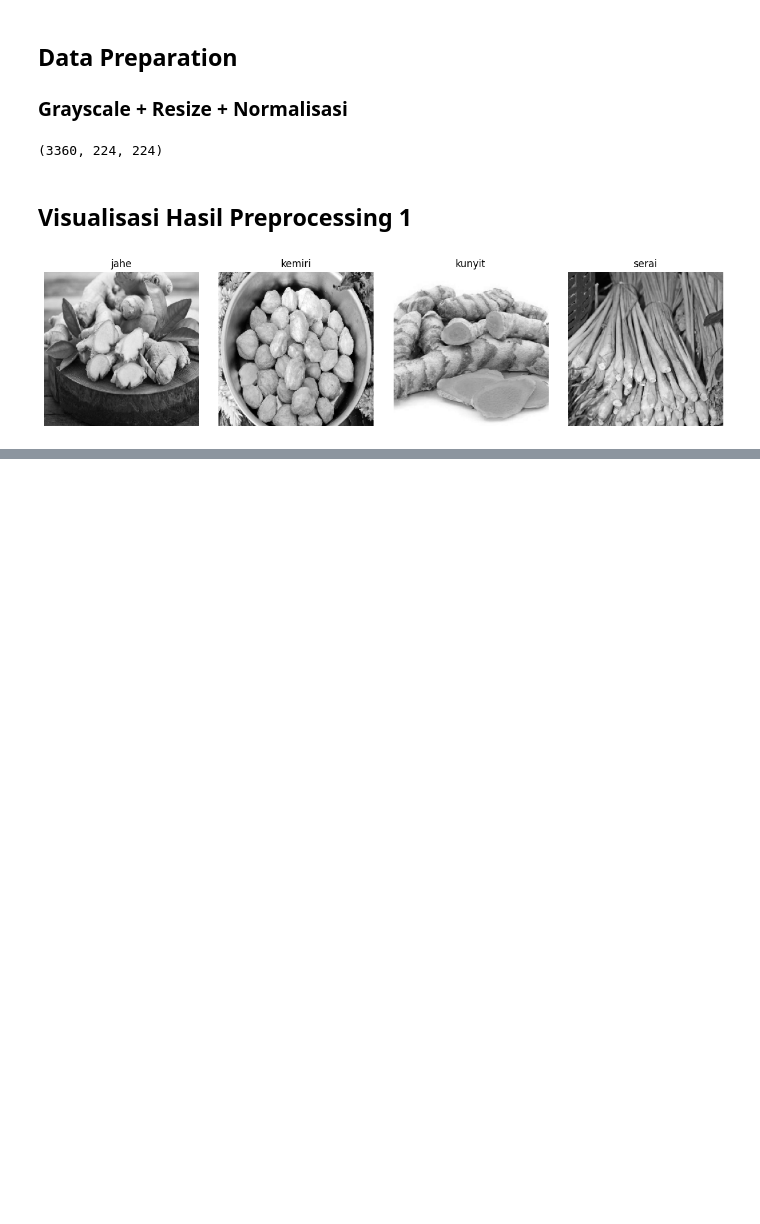
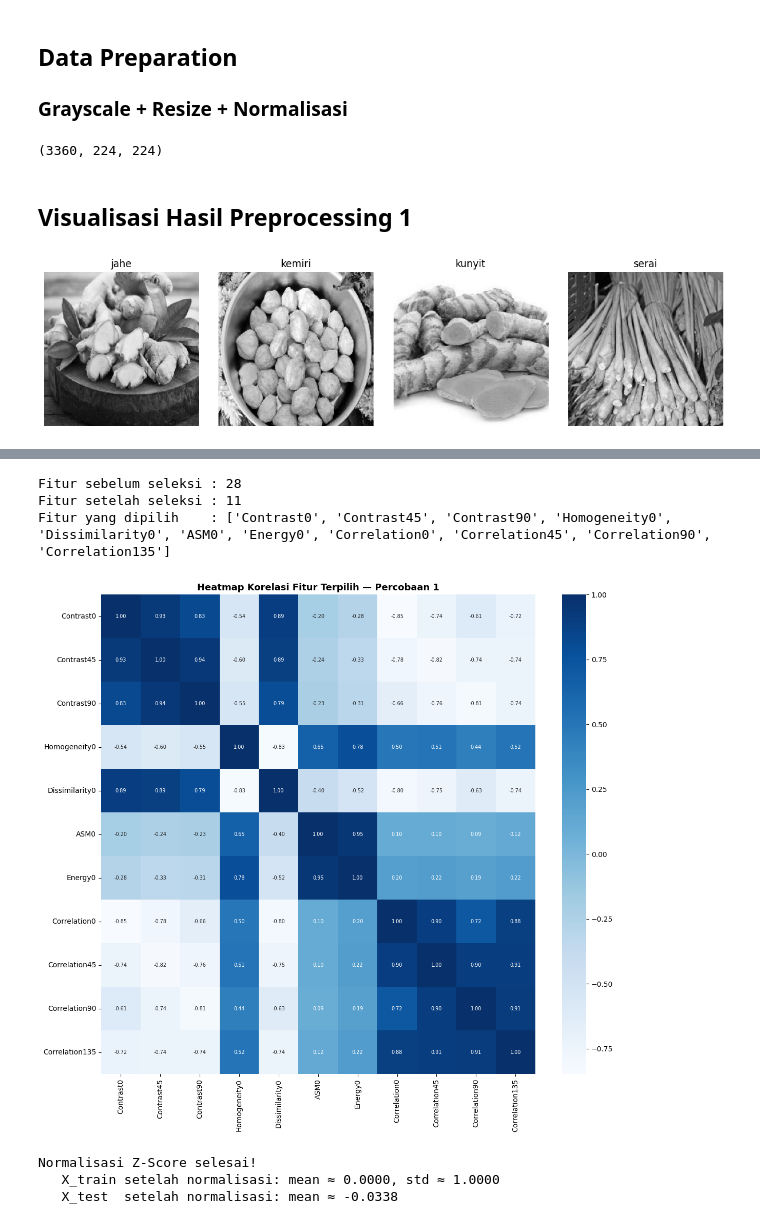
Before and after one commit to azkalarya/PROJECT-PCD-Klasifikasi-Jenis-Rempah, a Jupyter notebook: percobaan1.ipynb, the cells around one changed output, grey strips where cells are left out. Saved outputs shown, nothing was run; the diff lists cells and outputs as text; code cells hidden in the pictures; blank space fills up the shorter version.

Commit message:
nambahin glcm dll

```diff
--- a/percobaan1.ipynb
+++ b/percobaan1.ipynb
@@ -213,0 +251,17 @@ plt.show()
+# %%
+Derajat0   = []
+Derajat45  = []
+Derajat90  = []
+Derajat135 = []
+
+for i in range(len(data)):
+    D0   = glcm(data[i], 0)
+    D45  = glcm(data[i], 45)
+    D90  = glcm(data[i], 90)
+    D135 = glcm(data[i], 135)
+    Derajat0.append(D0)
+    Derajat45.append(D45)
+    Derajat90.append(D90)
+    Derajat135.append(D135)
+    if (i + 1) % 100 == 0:
+        print(f"   Progress: {i+1}/{len(data)}")
@@ -213,0 +361,53 @@ plt.show()
+# %%
+correlation_matrix = hasilEkstrak.drop(columns=['Label', 'Filename']).corr()
+
+threshold = 0.95
+columns   = np.full((correlation_matrix.shape[0],), True, dtype=bool)
+
+for i in range(correlation_matrix.shape[0]):
+    for j in range(i + 1, correlation_matrix.shape[0]):
+        if abs(correlation_matrix.iloc[i, j]) >= threshold:
+            if columns[j]:
+                columns[j] = False
+
+select = hasilEkstrak.drop(columns=['Label', 'Filename']).columns[columns]
+x_new  = hasilEkstrak[select]
+y      = hasilEkstrak['Label']
+
+print(f"Fitur sebelum seleksi : {hasilEkstrak.drop(columns=['Label','Filename']).shape[1]}")
+print(f"Fitur setelah seleksi : {x_new.shape[1]}")
+print(f"Fitur yang dipilih    : {list(select)}")
+# %% [output]
+Fitur sebelum seleksi : 28
+Fitur setelah seleksi : 11
+Fitur yang dipilih    : ['Contrast0', 'Contrast45', 'Contrast90', 'Homogeneity0', 'Dissimilarity0', 'ASM0', 'Energy0', 'Correlation0', 'Correlation45', 'Correlation90', 'Correlation135']
+# %%
+plt.figure(figsize=(max(12, x_new.shape[1]), max(10, x_new.shape[1])))
+sns.heatmap(x_new.corr(), annot=True, cmap='Blues', fmt=".2f",
+            annot_kws={'size': 7})
+plt.title('Heatmap Korelasi Fitur Terpilih — Percobaan 1', fontsize=13, fontweight='bold')
+plt.tight_layout()
+plt.show()
+# %% [output]
+[figure, added]
+# %%
+X_train, X_test, y_train, y_test = train_test_split(
+    x_new, y, test_size=0.2, random_state=42, stratify=y
+)
+
+train_mean = X_train.mean()
+train_std  = X_train.std()
+
+# Hindari pembagian dengan nol
+train_std = train_std.replace(0, 1)
+
+X_train_norm = (X_train - train_mean) / train_std
+X_test_norm  = (X_test  - train_mean) / train_std
+
+print("Normalisasi Z-Score selesai!")
+print(f"   X_train setelah normalisasi: mean ≈ {X_train_norm.mean().mean():.4f}, std ≈ {X_train_norm.std().mean():.4f}")
+print(f"   X_test  setelah normalisasi: mean ≈ {X_test_norm.mean().mean():.4f}")
+# %% [output]
+Normalisasi Z-Score selesai!
+   X_train setelah normalisasi: mean ≈ 0.0000, std ≈ 1.0000
+   X_test  setelah normalisasi: mean ≈ -0.0338
```
Also changed, not shown: parts of 10 cells of this notebook, 1 other file.
